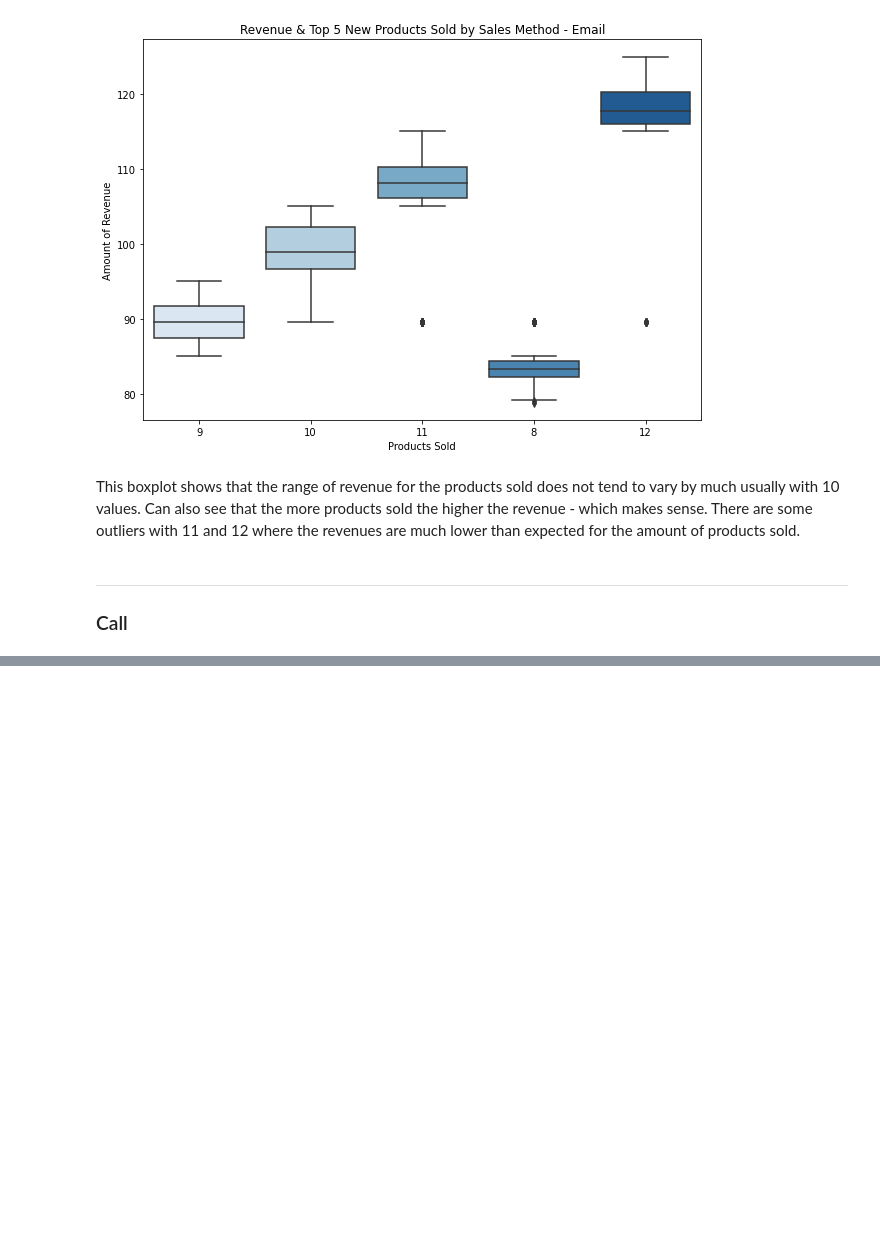
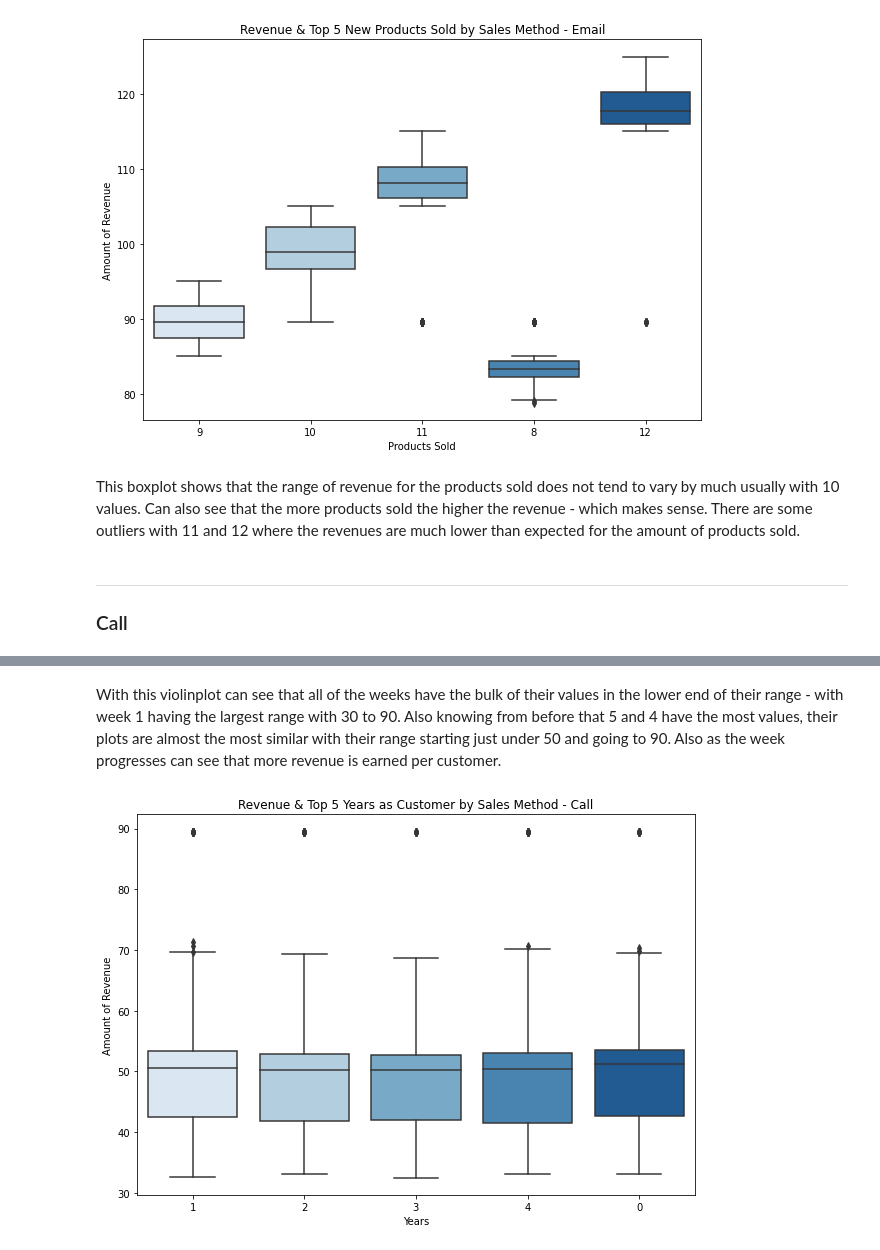
Before and after one commit to tvrjuana/product-sales, a Jupyter notebook: notebook.ipynb, the cells around one changed output, grey strips where cells are left out. Drawn from its saved outputs; the diff is of its cells as text; code cells hidden in the pictures; blank space fills up the shorter version.

```diff
--- a/notebook.ipynb
+++ b/notebook.ipynb
@@ -781,0 +783,11 @@ hello.head()
+# %% [markdown]
+With this violinplot can see that all of the weeks have the bulk of their values in the lower end of their range - with week 1 having the largest range with 30 to 90. Also knowing from before that 5 and 4 have the most values, their plots are almost the most similar with their range starting just under 50 and going to 90. Also as the week progresses can see that more revenue is earned per customer.
+# %%
+#boxplot for years_as_customer by revenue sales method - Call
+plt.figure(figsize=(10,7))
+sns.boxplot(data=call, x='years_as_customer', y='revenue', order=call.years_as_customer.value_counts().iloc[:5].index, palette="Blues")
+plt.xlabel('Years')
+plt.ylabel('Amount of Revenue')
+plt.title('Revenue & Top 5 Years as Customer by Sales Method - Call');
+# %% [output]
+[figure, added]
```
Also changed, not shown: parts of 61 cells of this notebook.
